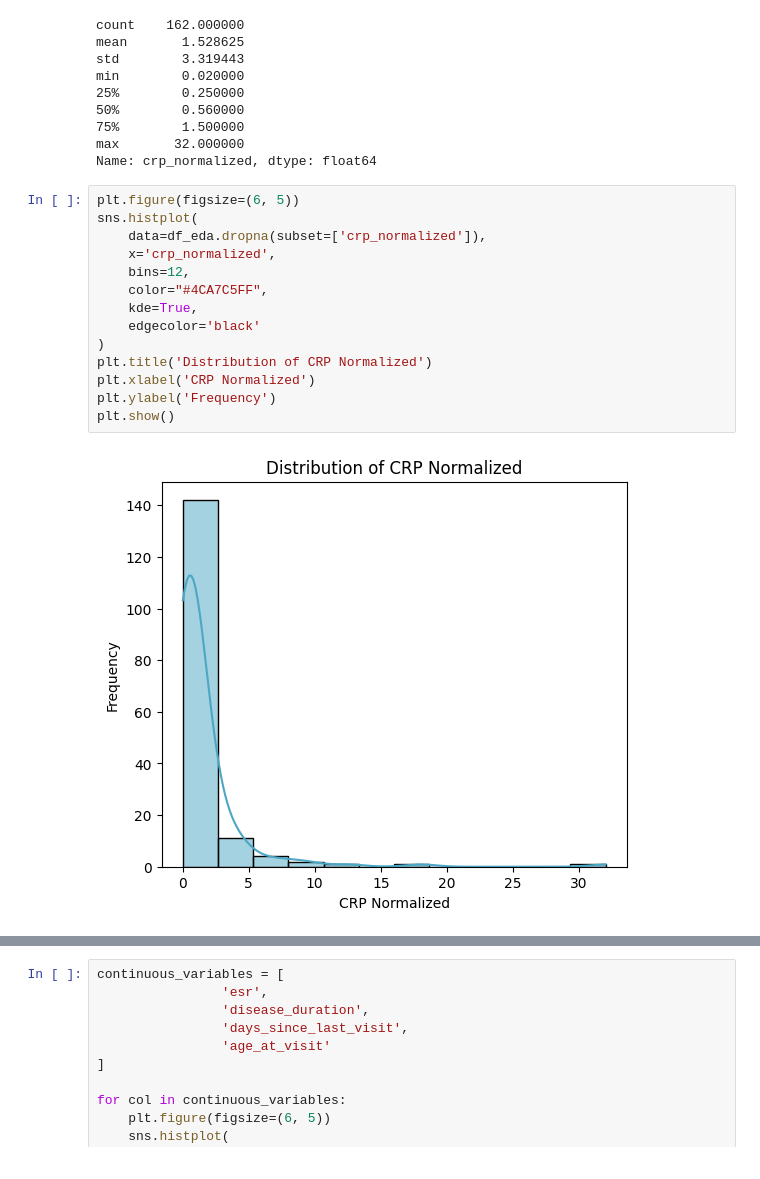
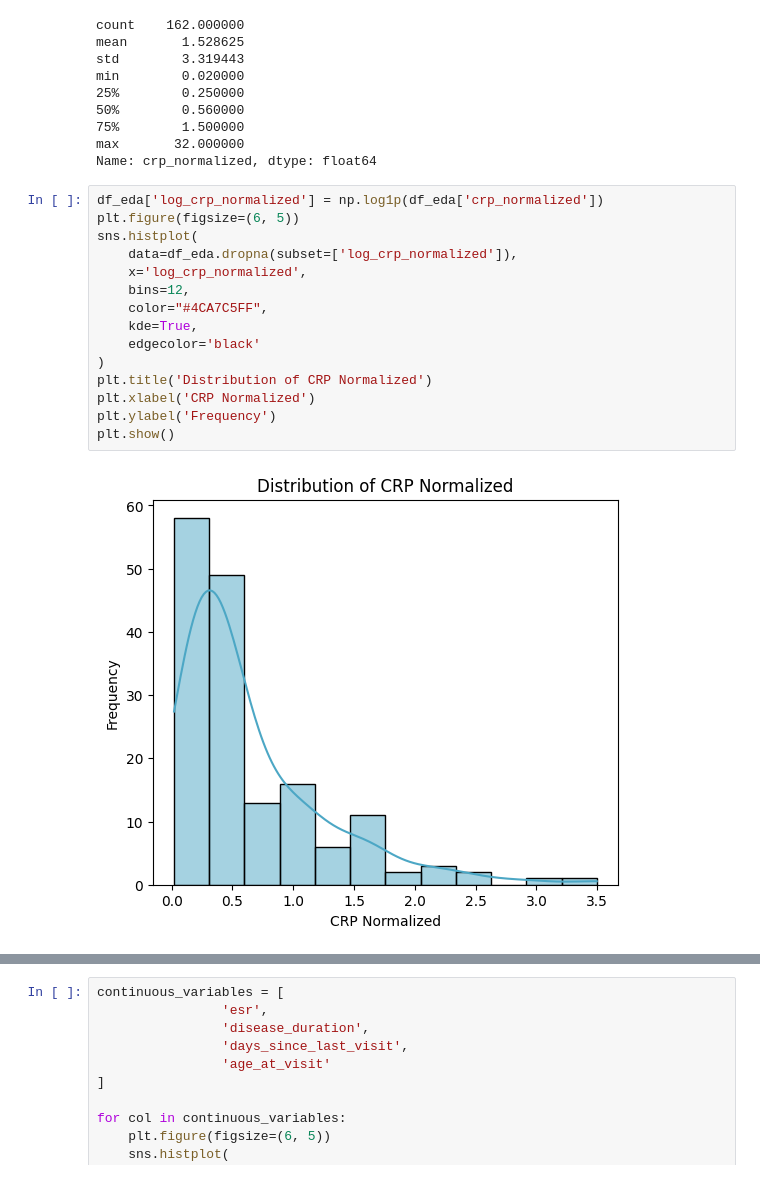
Before and after one commit to konnatzeik/Master_Thesis, a Jupyter notebook: notebooks/01_EDA.ipynb, the cells around one changed output, grey strips where cells are left out. Drawn from its saved outputs; the diff is of its cells as text.

```diff
--- a/notebooks/01_EDA.ipynb
+++ b/notebooks/01_EDA.ipynb
@@ -342,20 +406,21 @@ min        0.020000
 max       32.000000
 Name: crp_normalized, dtype: float64
 # %%
+df_eda['log_crp_normalized'] = np.log1p(df_eda['crp_normalized'])
 plt.figure(figsize=(6, 5))
 sns.histplot(
-    data=df_eda.dropna(subset=['crp_normalized']),
-    x='crp_normalized',
+    data=df_eda.dropna(subset=['log_crp_normalized']),
+    x='log_crp_normalized',
     bins=12,
     color="#4CA7C5FF",
     kde=True,
     edgecolor='black'
 )
 plt.title('Distribution of CRP Normalized')
 plt.xlabel('CRP Normalized')
 plt.ylabel('Frequency')
 plt.show()
 # %% [output]
-[figure, old version]
+[figure, new version]
 # %%
 plt.figure(figsize=(6, 5))
```
Also changed, not shown: parts of 52 cells of this notebook.
